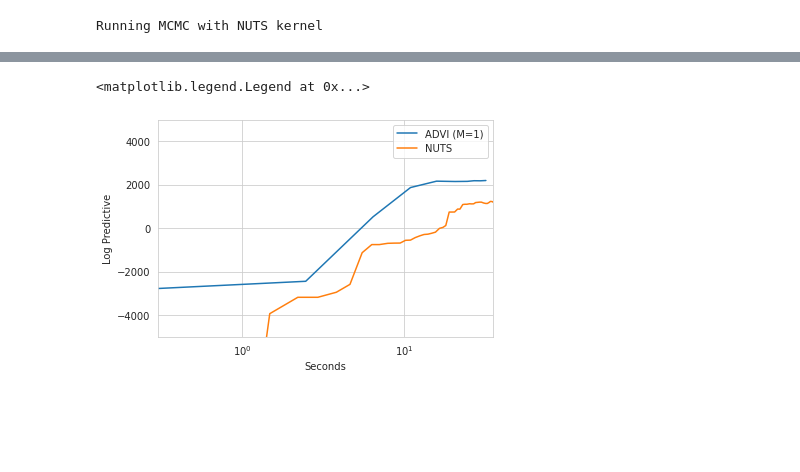
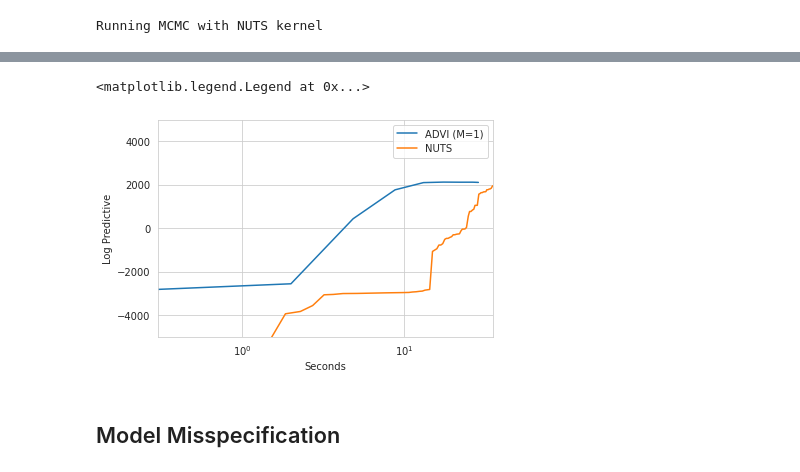
Before and after one commit to lorenzkuhn/advi, a Jupyter notebook: GMM.ipynb, the cells around one changed output, grey strips where cells are left out. Saved outputs shown, nothing was run; the diff lists cells and outputs as text; code cells hidden in the pictures; blank space fills up the shorter version.

```diff
--- a/GMM.ipynb
+++ b/GMM.ipynb
@@ -56,6 +58,6 @@ MU = torch.tensor([[-.5, -.5], [.5, .5]], dtype=torch.float)
 
 SIGMA = torch.tensor([[.1, .1], [.1, .1]], dtype=torch.float)
 # %%
-bimodal_sampler = GMMSampler(K, D, MU, SIGMA)
+bimodal_sampler = GMMSampler(2, D, MU, SIGMA)
 # %%
 N = 10000
@@ -148,16 +148,14 @@ init_values = {
     'theta': torch.ones(K) / K
     }
 
-def run_advi(model, num_iter, num_particles, verbose=False):
-    torch.manual_seed(0)
-
+def run_advi(model, num_iter, num_particles, verbose=False, lr=0.005):
     guide = AutoDiagonalNormal(poutine.block(model, expose=['theta', 'mu', 'sigma']), init_loc_fn=init_to_value(values=init_values, fallback=init_to_sample))
     #guide = AutoDiagonalNormal(poutine.block(model, expose=['theta', 'mu', 'sigma']))
     adaprop = pyro.optim.AdagradRMSProp(dict())
 
-    adam_params = {"lr": 0.005, "betas": (0.95, 0.999)}
+    adam_params = {"lr": lr, "betas": (0.95, 0.999)}
     optimizer = pyro.optim.Adam(adam_params)
-    svi = SVI(model, guide, optimizer, loss=TraceEnum_ELBO(num_particles=num_particles)) # TraceEnum_ELBO is crucial
+    svi = SVI(model, guide, optimizer, loss=TraceEnum_ELBO(num_particles=num_particles)) # NOTE: TraceEnum_ELBO is crucial
 
     pyro.clear_param_store()
 
@@ -177,6 +175,8 @@ def run_advi(model, num_iter, num_particles, verbose=False):
             learned_mu = guide.median()['mu']
             learned_sigma = guide.median()['sigma']
 
+            #print(learned_theta, learned_mu, learned_sigma) # DEBUG
+
             # Compute Likelihood as in the paper
             test_log_prob = 0
             for n in range(data_test.shape[0]):
@@ -260,7 +239,5 @@ from pyro.infer import MCMC, NUTS, HMC
 # %%
 def run_mcmc(model, num_samples, num_warmups, kernel_method):
-    torch.manual_seed(0)
-
     pyro.clear_param_store()
 
     test_log_prob_arr = []
@@ -269,12 +246,11 @@ def run_mcmc(model, num_samples, num_warmups, kernel_method):
     def hook_fn(kernel, sample, stage, i):
         # Use the most recently sampled param to estimate performance
         if i < 100 or (i % 10 == 0): # Evaluate all first 100 samples and then every 50
-            learned_theta = sample['theta'] # RETURNS A ONE-DIMENSIONAL SAMPLE I COULD NOT UNDERSTAND
+            learned_theta = transforms.StickBreakingTransform()(sample['theta']) # # NOTE: StickBreakingTransform is crucial
             learned_mu = sample['mu']
             learned_sigma = torch.exp(sample['sigma'])
 
-            #print('11111', learned_mu)
-            #print('22222', learned_sigma)
+            #print(learned_theta) # DEBUG
 
             # Compute Likelihood as in the paper
             test_log_prob = 0
@@ -282,10 +258,7 @@ def run_mcmc(model, num_samples, num_warmups, kernel_method):
                 ps = torch.zeros(K, 1)
                 for k in range(K):
                     learned_normal = dist.Normal(learned_mu[k], learned_sigma[k])
-                    if k == K - 1:
-                        ps[k] = torch.log(1 - torch.sum(learned_theta)) + learned_normal.log_prob(data_test[n]).sum()
-                    else:
-                        ps[k] = torch.log(learned_theta[k]) + learned_normal.log_prob(data_test[n]).sum()
+                    ps[k] = torch.log(learned_theta[k]) + learned_normal.log_prob(data_test[n]).sum()
                 test_log_prob += torch.logsumexp(ps.flatten(), dim=-1)
 
             train_time.append(time.time())
@@ -330,19 +319,19 @@ Running MCMC with NUTS kernel
 import seaborn as sns
 # %%
 # Generate plot
-output = output_advi_M1 #.append(output_advi_M10, ignore_index=True)
+output = output_advi_M1#.append(output_advi_M10, ignore_index=True)
 output = output.append(output_nuts, ignore_index=True)
 #output = output.append(output_hmc, ignore_index=True)
 output['test_accuracy'] = output['test_accuracy'].astype('float')
 
 sns.set_style('whitegrid')
-results = sns.lineplot(data=output, x='t', y='test_accuracy', hue='model')
-results.set(xscale='log',
+results1 = sns.lineplot(data=output, x='t', y='test_accuracy', hue='model')
+results1.set(xscale='log',
             xlim=(0.3, 35),
             ylim=(-5000, 5000),
             xlabel='Seconds',
             ylabel='Log Predictive')
 plt.legend(labels=['ADVI (M=1)', 'NUTS']) #, 'HMC'])
 # %% [output]
 <matplotlib.legend.Legend at 0x...>
-[figure, old version]
+[figure, new version]
@@ -355,0 +338,2 @@ plt.legend(labels=['ADVI (M=1)', 'NUTS']) #, 'HMC'])
+# %% [markdown]
+## Model Misspecification
```
Also changed, not shown: parts of 29 cells of this notebook.
